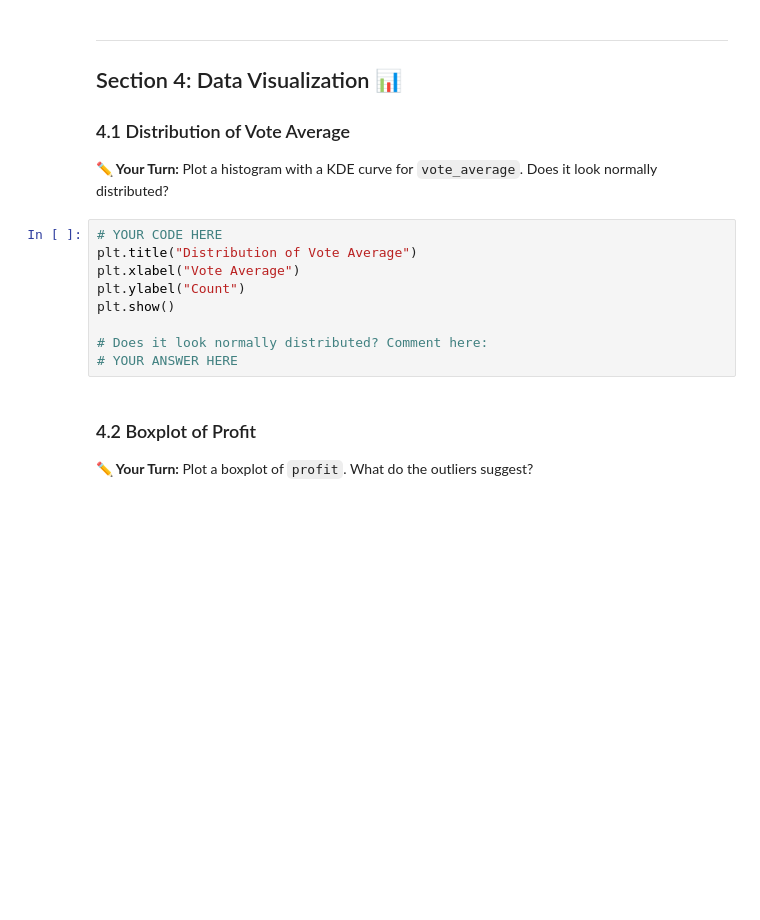
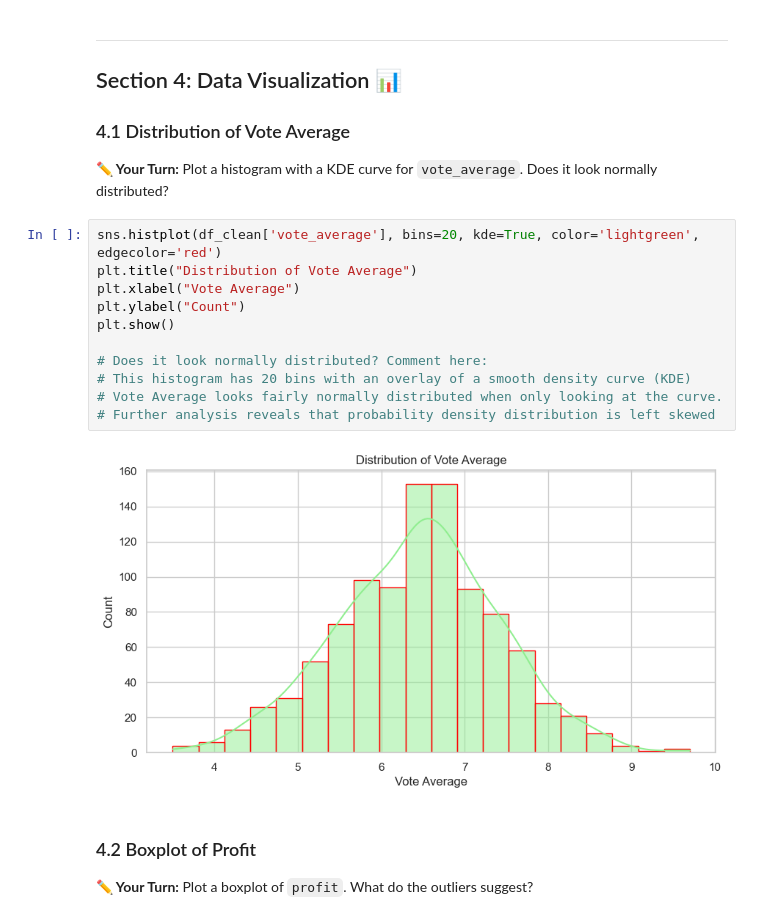
Before and after one commit to winni-datadiva/TKH-26-labs, a Jupyter notebook: Phase_1/python_workbooks/phase1_review_lab.ipynb, the cells around one changed output. Drawn from its saved outputs; the diff is of its cells as text; blank space fills up the shorter version.

```diff
--- a/Phase_1/python_workbooks/phase1_review_lab.ipynb
+++ b/Phase_1/python_workbooks/phase1_review_lab.ipynb
@@ -334,14 +334,18 @@ Critical darlings: 10 movies
 
 **✏️ Your Turn:** Plot a histogram with a KDE curve for `vote_average`. Does it look normally distributed?
 # %%
-# YOUR CODE HERE
+sns.histplot(df_clean['vote_average'], bins=20, kde=True, color='lightgreen', edgecolor='red')
 plt.title("Distribution of Vote Average")
 plt.xlabel("Vote Average")
 plt.ylabel("Count")
 plt.show()
 
 # Does it look normally distributed? Comment here:
-# YOUR ANSWER HERE
+# This histogram has 20 bins with an overlay of a smooth density curve (KDE)
+# Vote Average looks fairly normally distributed when only looking at the curve.
+# Further analysis reveals that probability density distribution is left skewed
+# %% [output]
+[figure, added]
 # %% [markdown]
 ### 4.2 Boxplot of Profit
 
```
Also changed, not shown: parts of 3 cells of this notebook.
